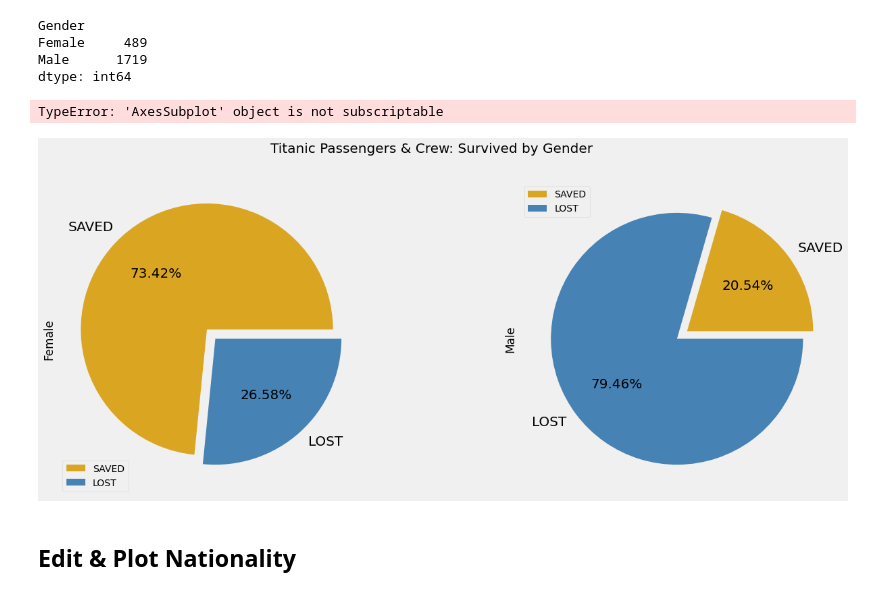
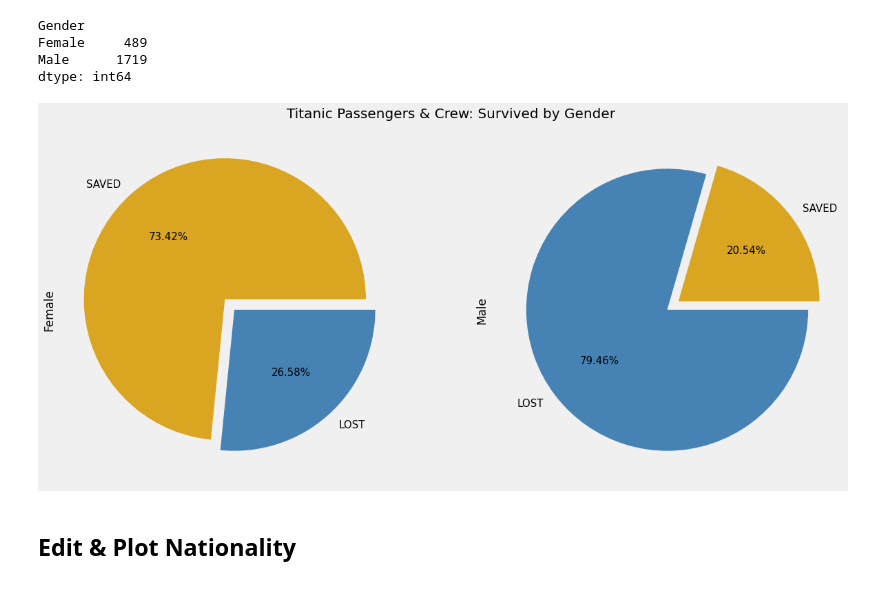
Before and after one commit to nataligracia/webdesign_titanic, a Jupyter notebook: Titanic Passenger and Crew Analysis.ipynb, the cells around one changed output. Drawn from its saved outputs; the diff is of its cells as text; code cells hidden in the pictures.

```diff
--- a/Titanic Passenger and Crew Analysis.ipynb
+++ b/Titanic Passenger and Crew Analysis.ipynb
@@ -265,30 +290,27 @@ dtype: int64
 # %%
 #Plot gender data in two pie charts
 colors = ['goldenrod','steelblue']
 explode = (0.1,0)
-
 fig, axs = gender_ready.plot.pie(subplots=True,
-                      figsize=(20,8),
-                      colors = colors,
-                      explode = explode,
-                      autopct="%.2f%%",
-                      textprops={'fontsize': 20}) #'color':"w"
-
+                                 figsize=(18,8),
+                                 colors = colors,
+                                 explode = explode,
+                                 autopct="%.2f%%",
+                                 textprops={'fontsize': 15},
+                                 legend=None) #rot=0 'color':"w"
 plt.suptitle('Titanic Passengers & Crew: Survived by Gender',fontsize = 20)
-
-ax = axs[0]
-ax.axis.set_label_position('top')
-ax.set_title('Female')
-
-plt.gca().legend_.remove()
-plt.legend(loc="lower right", title="Survived Status:", fancybox=True, ncol=2, shadow=True)
-#plt.legend(title="Survived Status:", loc='lower right',fontsize=7, bbox_to_anchor = (0.75, -01.0) )
-#plt.xlabel('',fontsize = 50)
+# lg = plt.legend(loc="lower right",
+#            title="Survived Status:",
+#            fancybox=True,
+#            ncol=2,
+#            shadow=True,
+#            fontsize = 15)
+# title = lg.get_title()
+# lg.get_title().set_fontsize(15)
 plt.tight_layout()
-#plt.savefig("WebVisualizations/visualizations/gender_pie_plots.png")
+plt.savefig("WebVisualizations/Visualizations/gender_pie_subplots.png")
 # %% [output]
-TypeError: 'AxesSubplot' object is not subscriptable
-[figure, old version]
+[figure, new version]
 # %% [markdown]
 ## Edit & Plot Nationality
 # %%
```
Also changed, not shown: parts of 12 cells of this notebook, 14 other files.
